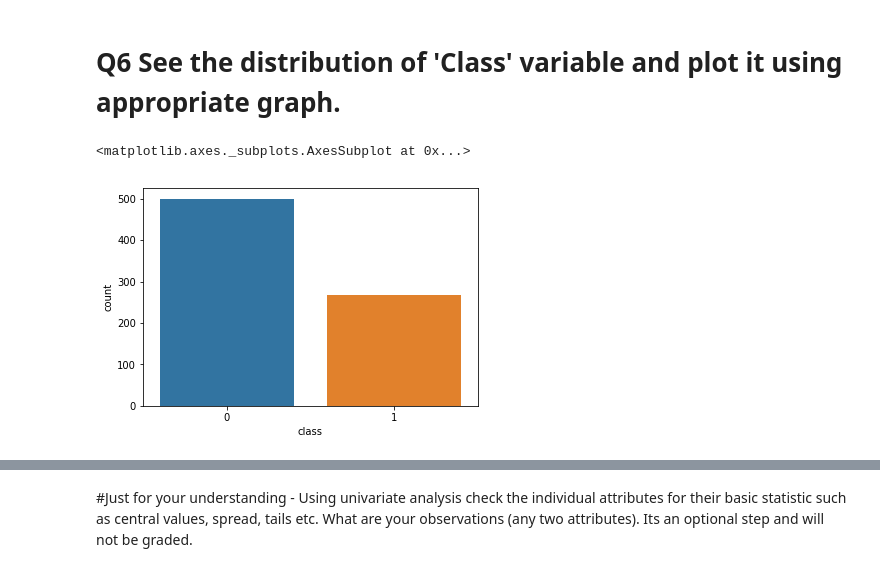
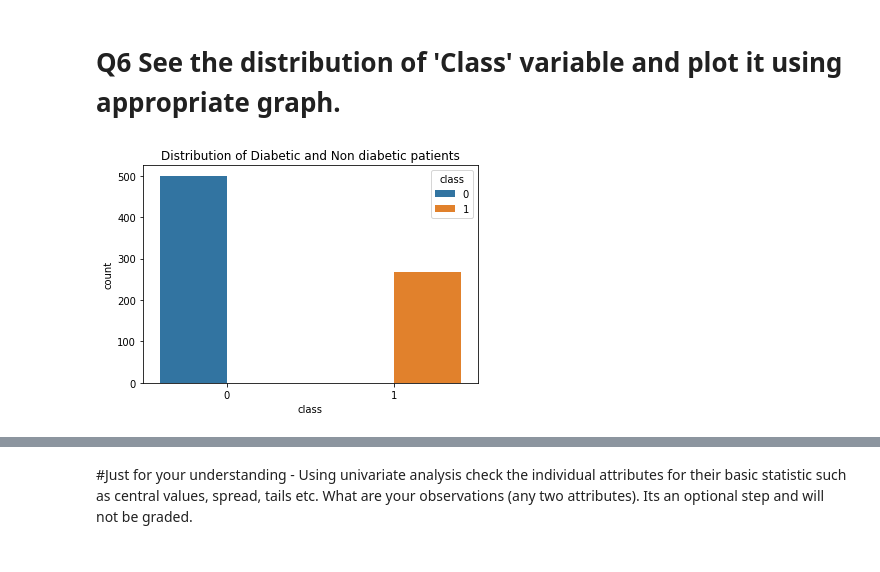
Before and after one commit to GreatLearningAIML1/bangalore-aug19-batch-Nishamol, a Jupyter notebook: R3-Internal Lab-PimaD.ipynb, the cells around one changed output, grey strips where cells are left out. Saved outputs shown, nothing was run; the diff lists cells and outputs as text; code cells hidden in the pictures.

Commit message:
R3-Internal Lab-PimaD
Updated comments and detailed info.
Added few plots etc

```diff
--- a/R3-Internal Lab-PimaD.ipynb
+++ b/R3-Internal Lab-PimaD.ipynb
@@ -105,5 +122,5 @@ look at column by column logically to understand this.
 # %%
-Wom_dbdf[['Pres','skin','test','mass']] = Wom_dbdf[['Pres','skin','test','mass']].replace(0,Wom_dbdf.median())
+Wom_dbdf[['Plas','Pres','skin','test','mass']] = Wom_dbdf[['Plas','Pres','skin','test','mass']].replace(0,Wom_dbdf.median())
 Wom_dbdf.head(10)
 # %% [output]
 |  | Preg | Plas | Pres | skin | test | mass | pedi | age | class |
@@ -136,7 +168,8 @@ Wom_dbdf.describe()
 # %%
 Wom_dbdf['class'] = Wom_dbdf['class'].astype('category')
 # %%
-sns.countplot(x = "class", data = Wom_dbdf)
+sns.countplot(x = "class", hue = 'class', data = Wom_dbdf)
+plt.title("Distribution of Diabetic and Non diabetic patients")
+plt.show()
 # %% [output]
-<matplotlib.axes._subplots.AxesSubplot at 0x...>
-[figure, old version]
+[figure, new version]
```
Also changed, not shown: parts of 31 cells of this notebook.
